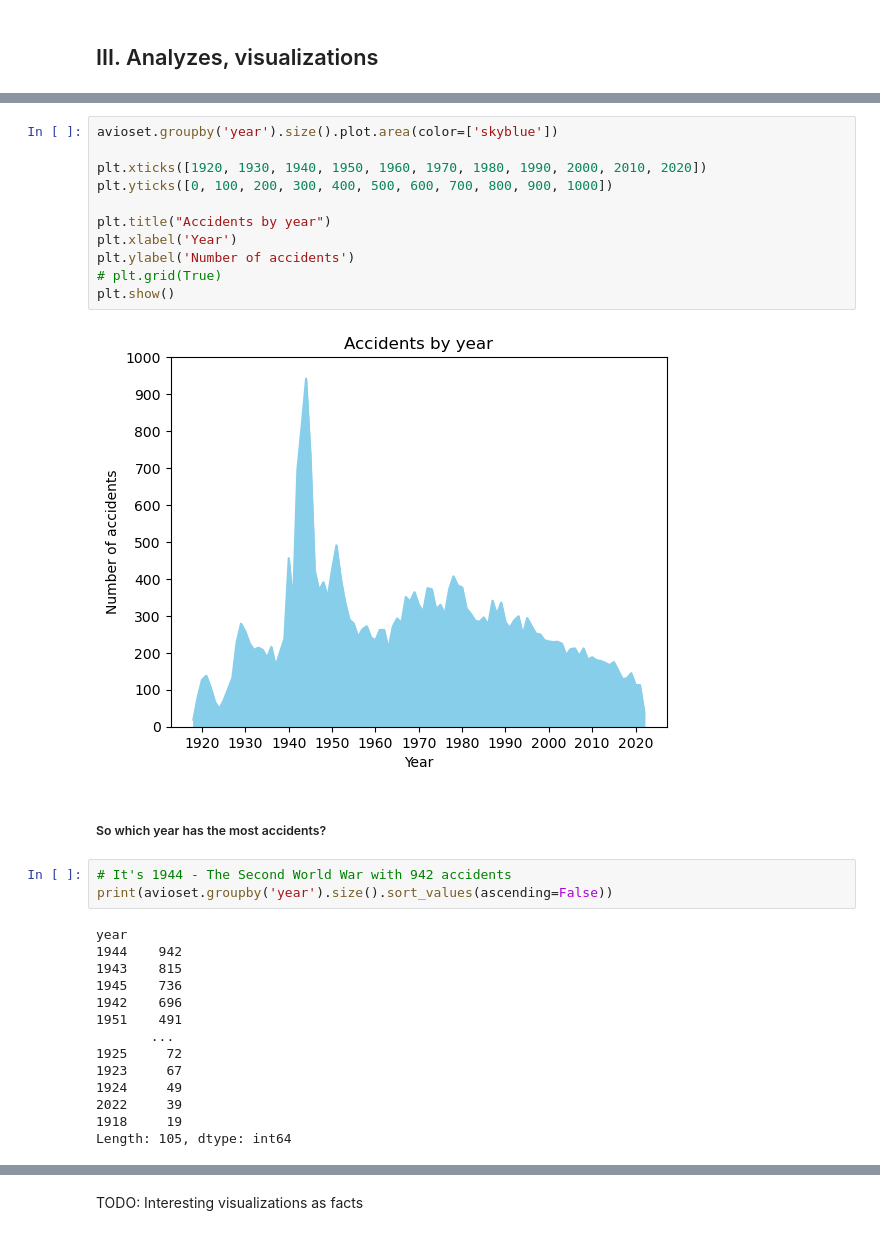
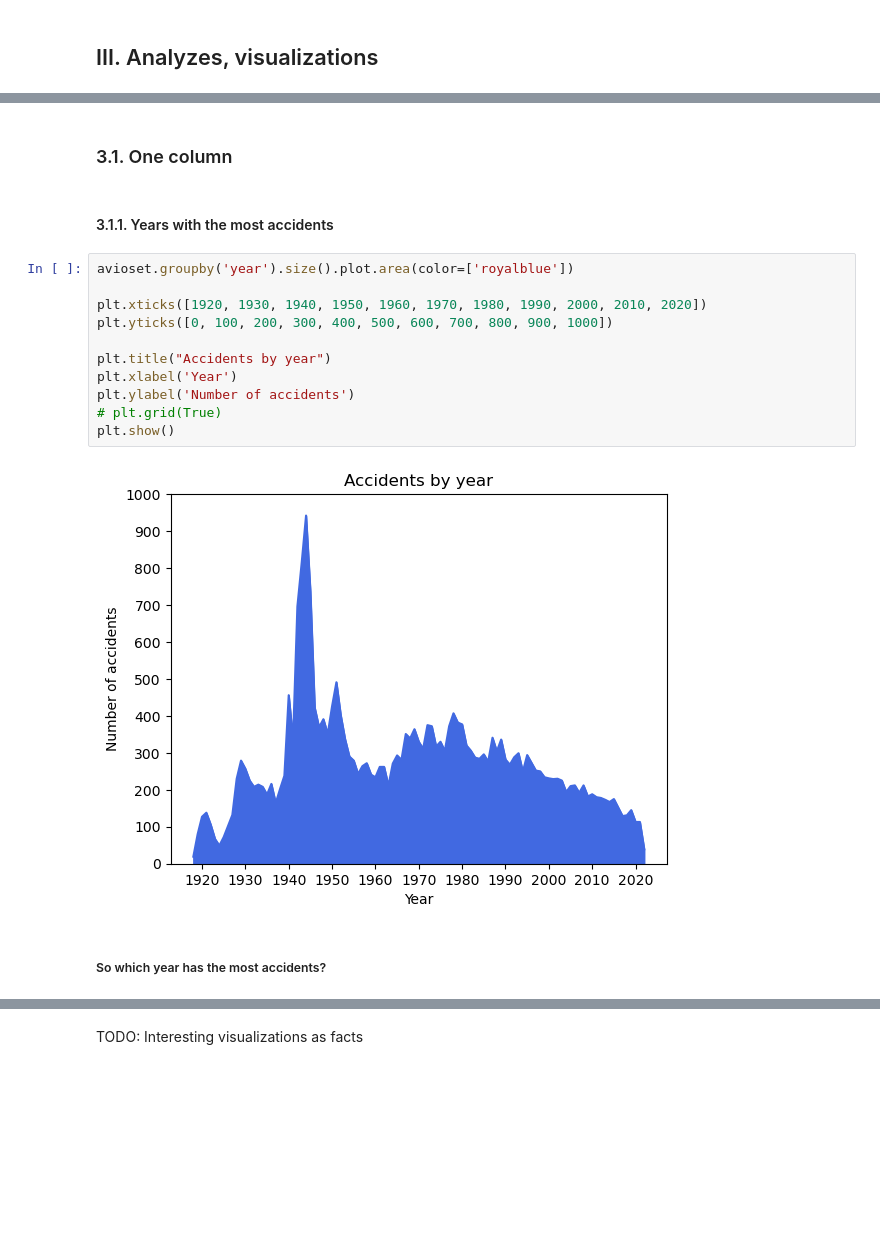
Before and after one commit to petiatodorova/Accidents-in-Aviation-Analysis, a Jupyter notebook: Dataset_1_AAB.ipynb, the cells around one changed output, grey strips where cells are left out. Cells and saved outputs as stored; diff of their text form; blank space fills up the shorter version.

```diff
--- a/Dataset_1_AAB.ipynb
+++ b/Dataset_1_AAB.ipynb
@@ -1379,32 +1375,19 @@ Index(['aircraft', 'operator', 'flight_phase', 'flight_type', 'survivors',
-# %%
-avioset.groupby('year').size().plot.area(color=['skyblue'])
-
-plt.xticks([1920, 1930, 1940, 1950, 1960, 1970, 1980, 1990, 2000, 2010, 2020])
-plt.yticks([0, 100, 200, 300, 400, 500, 600, 700, 800, 900, 1000])
-
-plt.title("Accidents by year")
-plt.xlabel('Year')
-plt.ylabel('Number of accidents')
-# plt.grid(True)
-plt.show()
-# %% [output]
-[figure, removed]
-# %% [markdown]
-##### So which year has the most accidents?
-# %%
-# It's 1944 - The Second World War with 942 accidents
-print(avioset.groupby('year').size().sort_values(ascending=False))
-# %% [output]
-year
-1944    942
-1943    815
-1945    736
-1942    696
-1951    491
-       ...
-1925     72
-1923     67
-1924     49
-2022     39
-1918     19
-Length: 105, dtype: int64
+# %% [markdown]
+### 3.1. One column <a id="3-1"></a>
+# %% [markdown]
+#### 3.1.1. Years with the most accidents <a id="3-1-1">
+# %%
+avioset.groupby('year').size().plot.area(color=['royalblue'])
+
+plt.xticks([1920, 1930, 1940, 1950, 1960, 1970, 1980, 1990, 2000, 2010, 2020])
+plt.yticks([0, 100, 200, 300, 400, 500, 600, 700, 800, 900, 1000])
+
+plt.title("Accidents by year")
+plt.xlabel('Year')
+plt.ylabel('Number of accidents')
+# plt.grid(True)
+plt.show()
+# %% [output]
+[figure, added]
+# %% [markdown]
+##### So which year has the most accidents?
```
Also changed, not shown: parts of 104 cells of this notebook.
